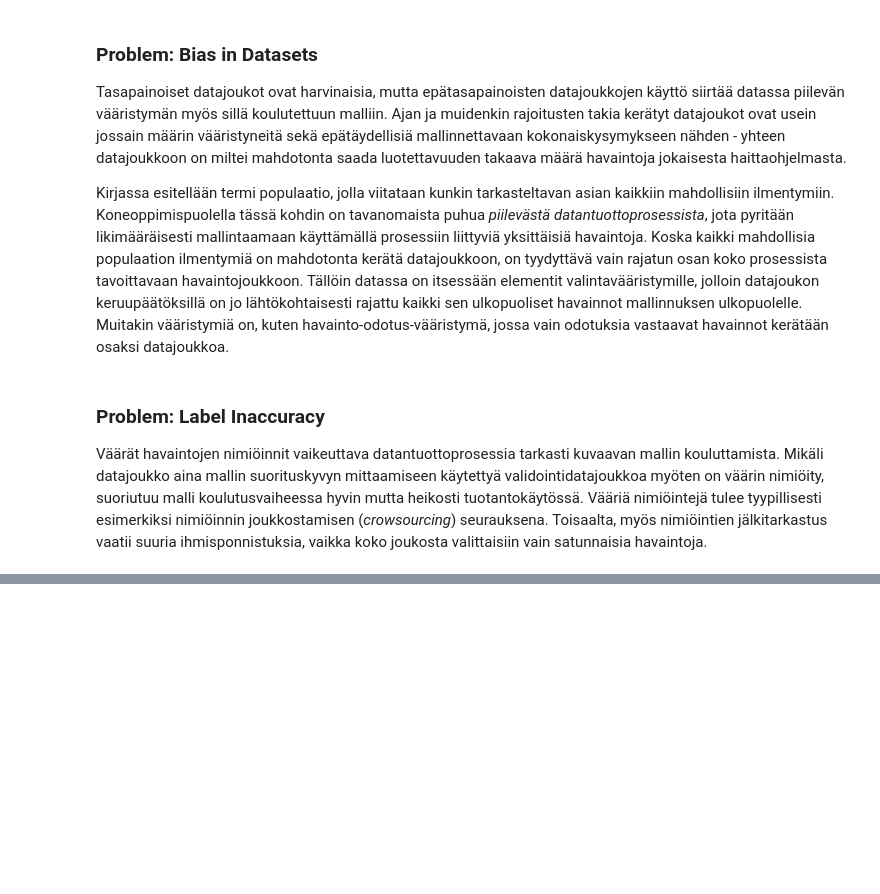
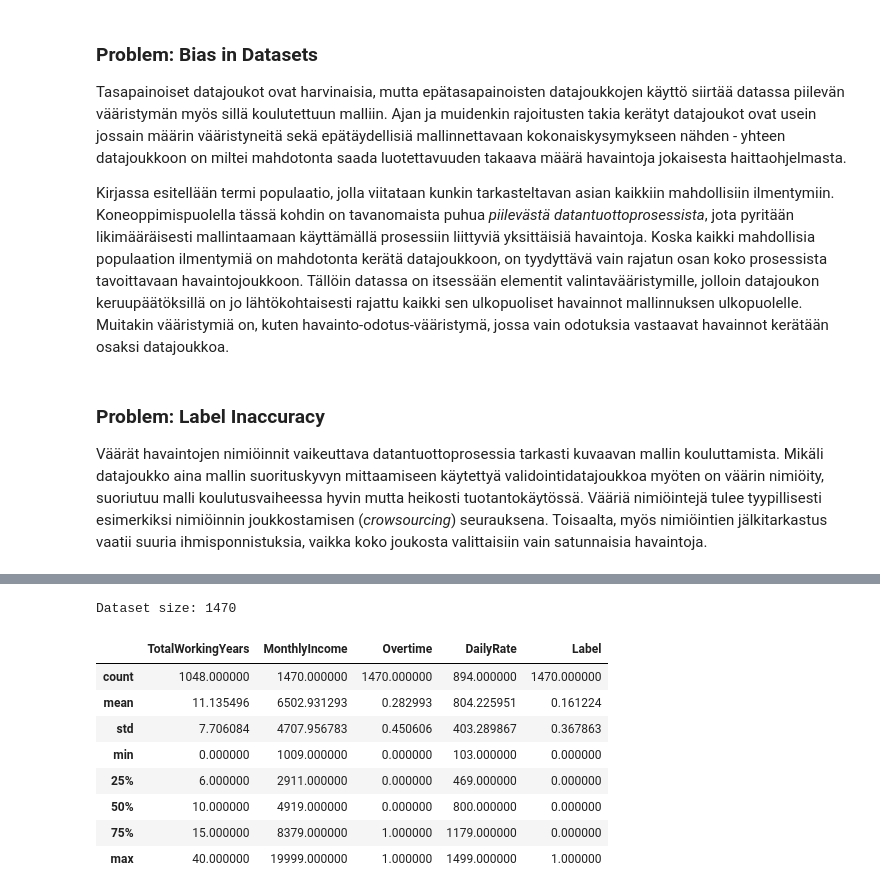
Before and after one commit to karmus89/machine-learning-and-security, a Jupyter notebook: 07. Production Systems.ipynb, the cells around one changed output, grey strips where cells are left out. Saved outputs shown, nothing was run; the diff lists cells and outputs as text; code cells hidden in the pictures; blank space fills up the shorter version.

```diff
--- a/07. Production Systems.ipynb
+++ b/07. Production Systems.ipynb
@@ -58,0 +114,14 @@ Esiteltyihin ongelmiin on joitakin ratkaisuja. Tärkeintä on ymmärtää, että
+# %%
+print(f'Dataset size: {df.shape[0]}')
+df.describe()
+# %% [output]
+Dataset size: 1470
+|  | TotalWorkingYears | MonthlyIncome | Overtime | DailyRate | Label |
+| count | 1048.000000 | 1470.000000 | 1470.000000 | 894.000000 | 1470.000000 |
+| mean | 11.135496 | 6502.931293 | 0.282993 | 804.225951 | 0.161224 |
+| std | 7.706084 | 4707.956783 | 0.450606 | 403.289867 | 0.367863 |
+| min | 0.000000 | 1009.000000 | 0.000000 | 103.000000 | 0.000000 |
+| 25% | 6.000000 | 2911.000000 | 0.000000 | 469.000000 | 0.000000 |
+| 50% | 10.000000 | 4919.000000 | 0.000000 | 800.000000 | 0.000000 |
+| 75% | 15.000000 | 8379.000000 | 1.000000 | 1179.000000 | 0.000000 |
+| max | 40.000000 | 19999.000000 | 1.000000 | 1499.000000 | 1.000000 |
```
Also changed, not shown: parts of 24 cells of this notebook, 1 other file.
